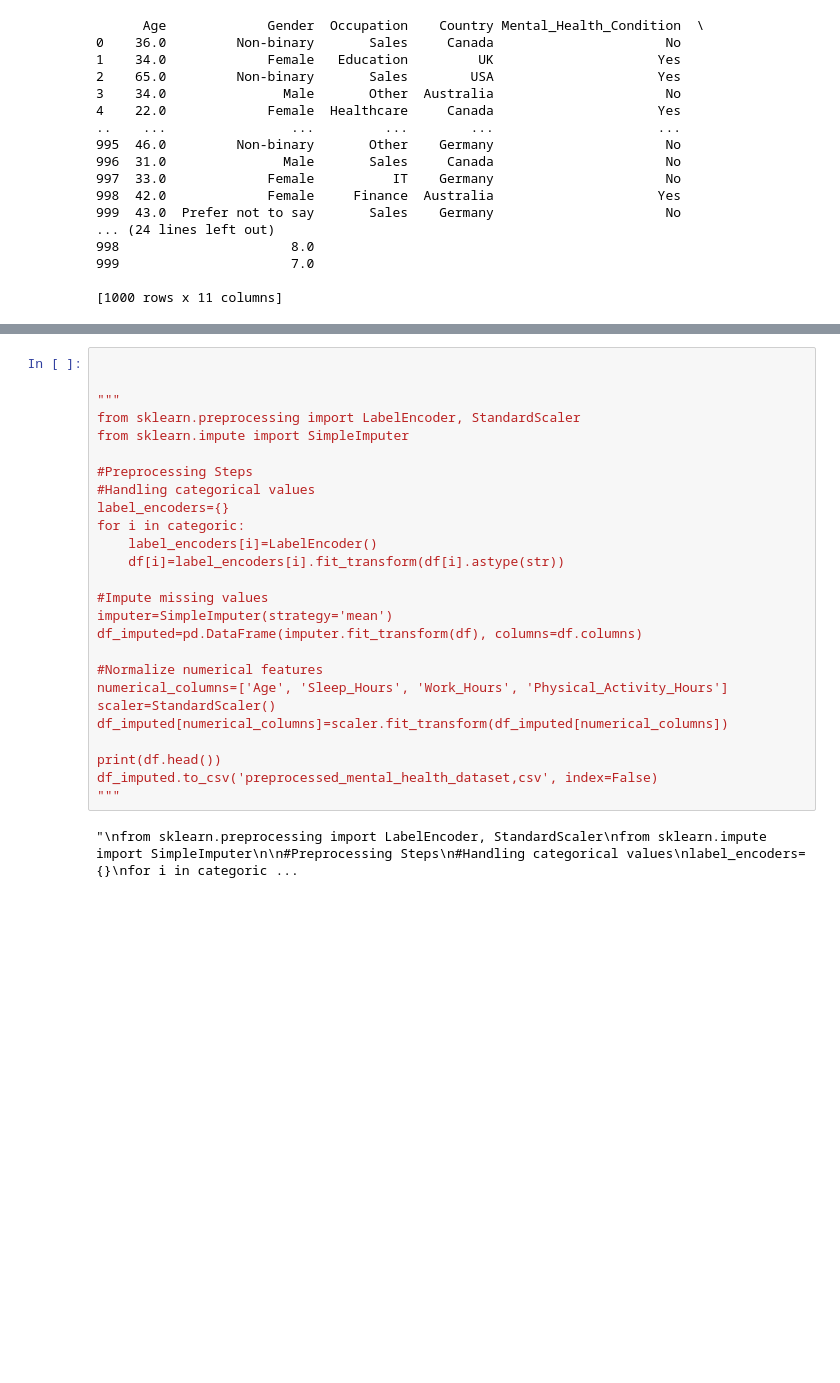
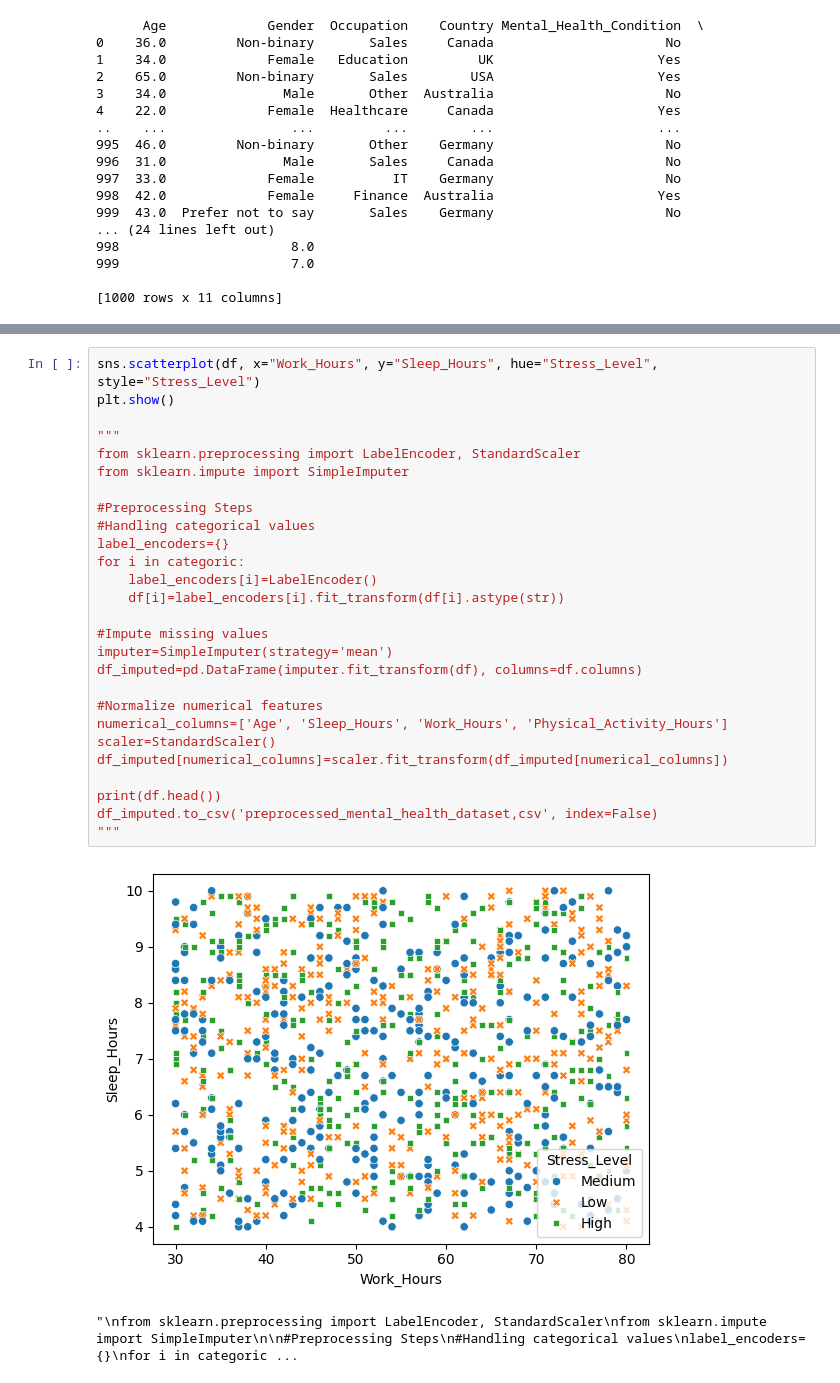
Before and after one commit to Altaryu/BUS0007_TermProject, a Jupyter notebook: BUS0007_TermProjectDescriptiveStatistics_EGarl.ipynb, the cells around one changed output, grey strips where cells are left out. Drawn from its saved outputs; the diff is of its cells as text; blank space fills up the shorter version.

Commit message:
Added scatterplot to determine correlation between Sleep_Hours, Work_Hours, and Stress_Level

```diff
--- a/BUS0007_TermProjectDescriptiveStatistics_EGarl.ipynb
+++ b/BUS0007_TermProjectDescriptiveStatistics_EGarl.ipynb
@@ -108,28 +108,30 @@ Name: Stress_Level, dtype: int64
 # %%
-
+sns.scatterplot(df, x="Work_Hours", y="Sleep_Hours", hue="Stress_Level", style="Stress_Level")
+plt.show()
 
 """
 from sklearn.preprocessing import LabelEncoder, StandardScaler
 from sklearn.impute import SimpleImputer
 
 #Preprocessing Steps
 #Handling categorical values
 label_encoders={}
 for i in categoric:
     label_encoders[i]=LabelEncoder()
     df[i]=label_encoders[i].fit_transform(df[i].astype(str))
 
 #Impute missing values
 imputer=SimpleImputer(strategy='mean')
 df_imputed=pd.DataFrame(imputer.fit_transform(df), columns=df.columns)
 
 #Normalize numerical features
 numerical_columns=['Age', 'Sleep_Hours', 'Work_Hours', 'Physical_Activity_Hours']
 scaler=StandardScaler()
 df_imputed[numerical_columns]=scaler.fit_transform(df_imputed[numerical_columns])
 
 print(df.head())
 df_imputed.to_csv('preprocessed_mental_health_dataset,csv', index=False)
 """
 # %% [output]
+[figure, added]
 "\nfrom sklearn.preprocessing import LabelEncoder, StandardScaler\nfrom sklearn.impute import SimpleImputer\n\n#Preprocessing Steps\n#Handling categorical values\nlabel_encoders={}\nfor i in categoric ...
```
Also changed, not shown: parts of 1 cell of this notebook.
